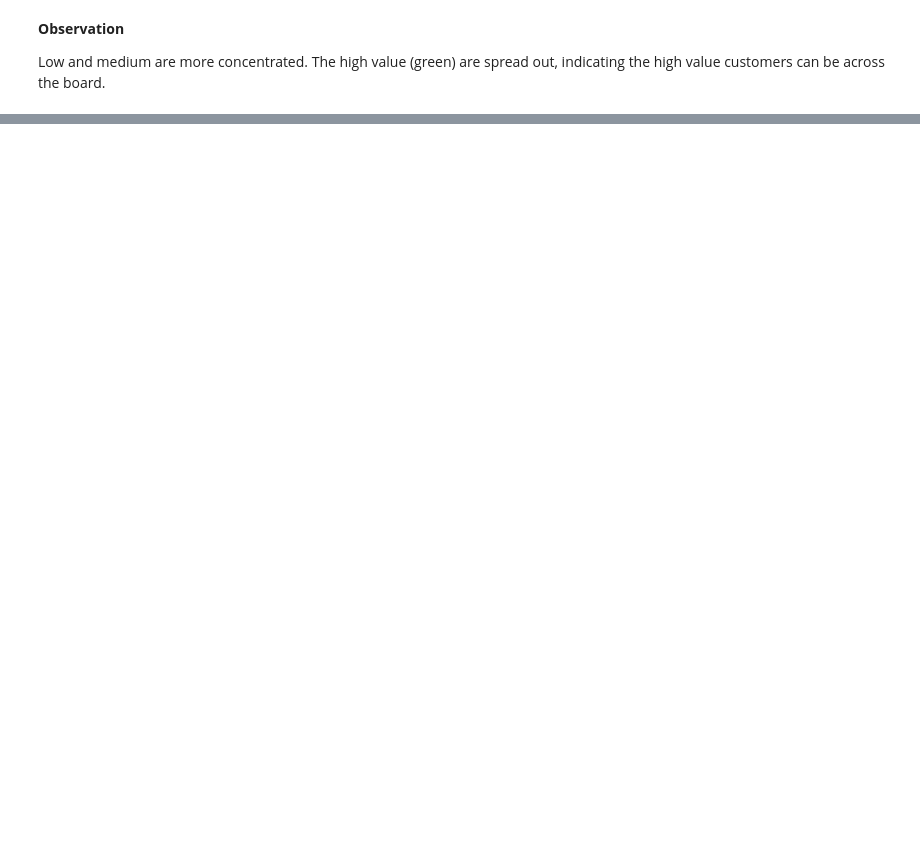
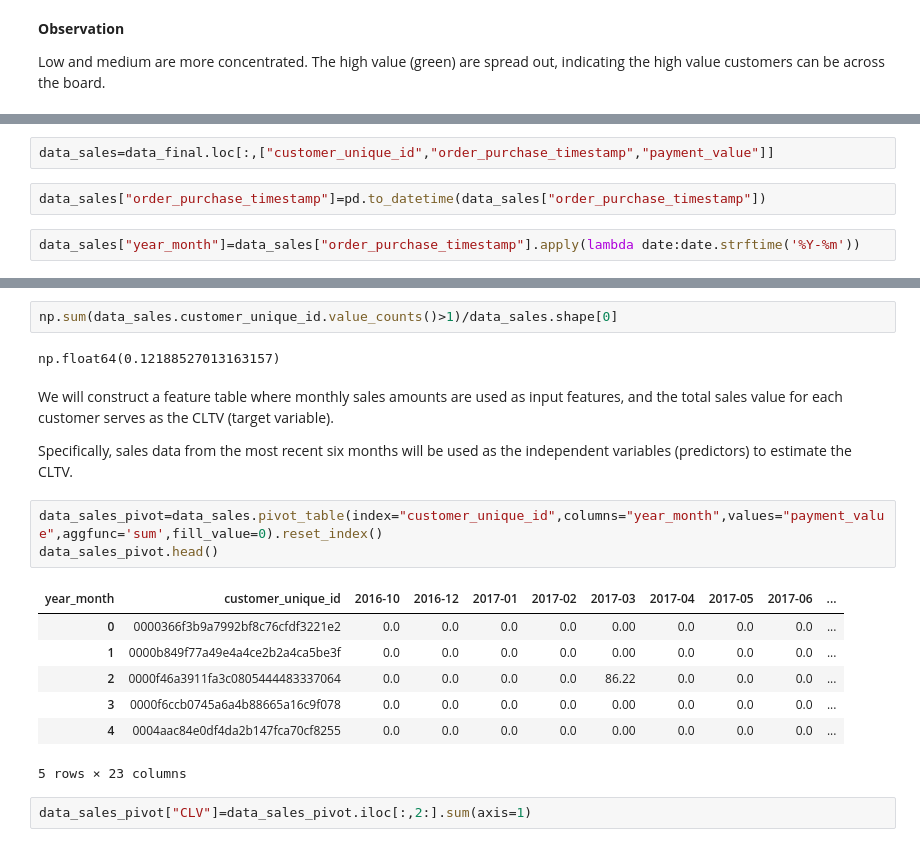
Before and after one commit to prasadPattuvamVeedu/portfolio_project---Estimating-customere-Lifetime-value-for-Bussiness, a Jupyter notebook: customere_lifetime_value_prediction.ipynb, the cells around one changed output, grey strips where cells are left out. Drawn from its saved outputs; the diff is of its cells as text; blank space fills up the shorter version.

```diff
--- a/customere_lifetime_value_prediction.ipynb
+++ b/customere_lifetime_value_prediction.ipynb
@@ -1514,0 +1705,6 @@ Low and medium are more concentrated. The high value (green) are spread out, ind
+# %%
+data_sales=data_final.loc[:,["customer_unique_id","order_purchase_timestamp","payment_value"]]
+# %%
+data_sales["order_purchase_timestamp"]=pd.to_datetime(data_sales["order_purchase_timestamp"])
+# %%
+data_sales["year_month"]=data_sales["order_purchase_timestamp"].apply(lambda date:date.strftime('%Y-%m'))
@@ -1514,0 +1743,21 @@ Low and medium are more concentrated. The high value (green) are spread out, ind
+# %%
+np.sum(data_sales.customer_unique_id.value_counts()>1)/data_sales.shape[0]
+# %% [output]
+np.float64(0.12188527013163157)
+# %% [markdown]
+We will construct a feature table where monthly sales amounts are used as input features, and the total sales value for each customer serves as the CLTV (target variable).
+
+Specifically, sales data from the most recent six months will be used as the independent variables (predictors) to estimate the CLTV.
+# %%
+data_sales_pivot=data_sales.pivot_table(index="customer_unique_id",columns="year_month",values="payment_value",aggfunc='sum',fill_value=0).reset_index()
+data_sales_pivot.head()
+# %% [output]
+| year_month | customer_unique_id | 2016-10 | 2016-12 | 2017-01 | 2017-02 | 2017-03 | 2017-04 | 2017-05 | 2017-06 | ... |
+| 0 | 0000366f3b9a7992bf8c76cfdf3221e2 | 0.0 | 0.0 | 0.0 | 0.0 | 0.00 | 0.0 | 0.0 | 0.0 | ... |
+| 1 | 0000b849f77a49e4a4ce2b2a4ca5be3f | 0.0 | 0.0 | 0.0 | 0.0 | 0.00 | 0.0 | 0.0 | 0.0 | ... |
+| 2 | 0000f46a3911fa3c0805444483337064 | 0.0 | 0.0 | 0.0 | 0.0 | 86.22 | 0.0 | 0.0 | 0.0 | ... |
+| 3 | 0000f6ccb0745a6a4b88665a16c9f078 | 0.0 | 0.0 | 0.0 | 0.0 | 0.00 | 0.0 | 0.0 | 0.0 | ... |
+| 4 | 0004aac84e0df4da2b147fca70cf8255 | 0.0 | 0.0 | 0.0 | 0.0 | 0.00 | 0.0 | 0.0 | 0.0 | ... |
+5 rows × 23 columns
+# %%
+data_sales_pivot["CLV"]=data_sales_pivot.iloc[:,2:].sum(axis=1)
```
Also changed, not shown: parts of 75 cells of this notebook.
